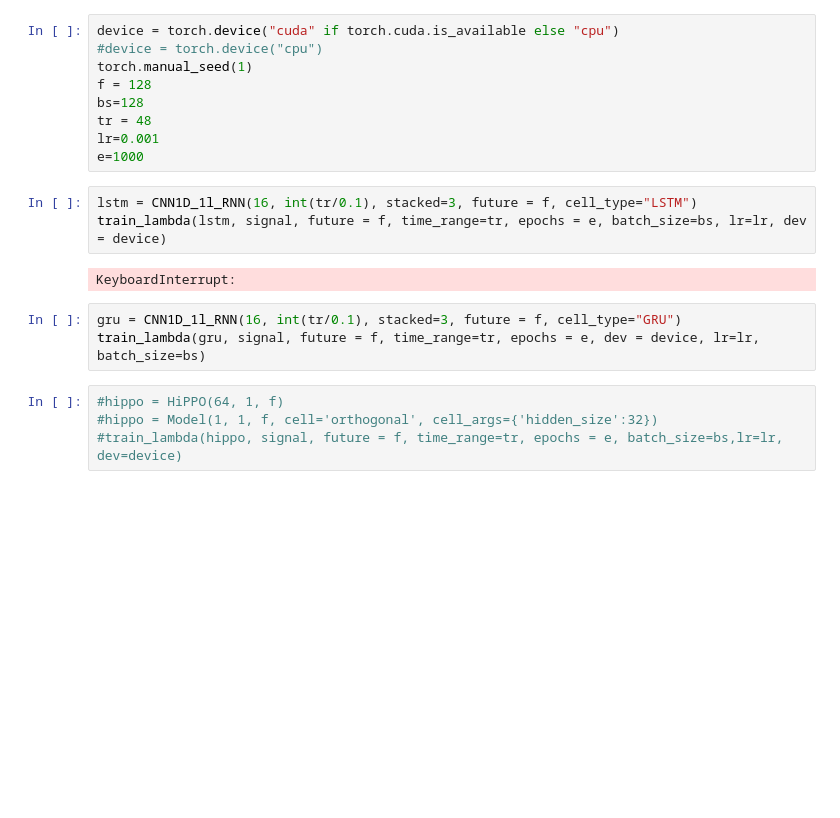
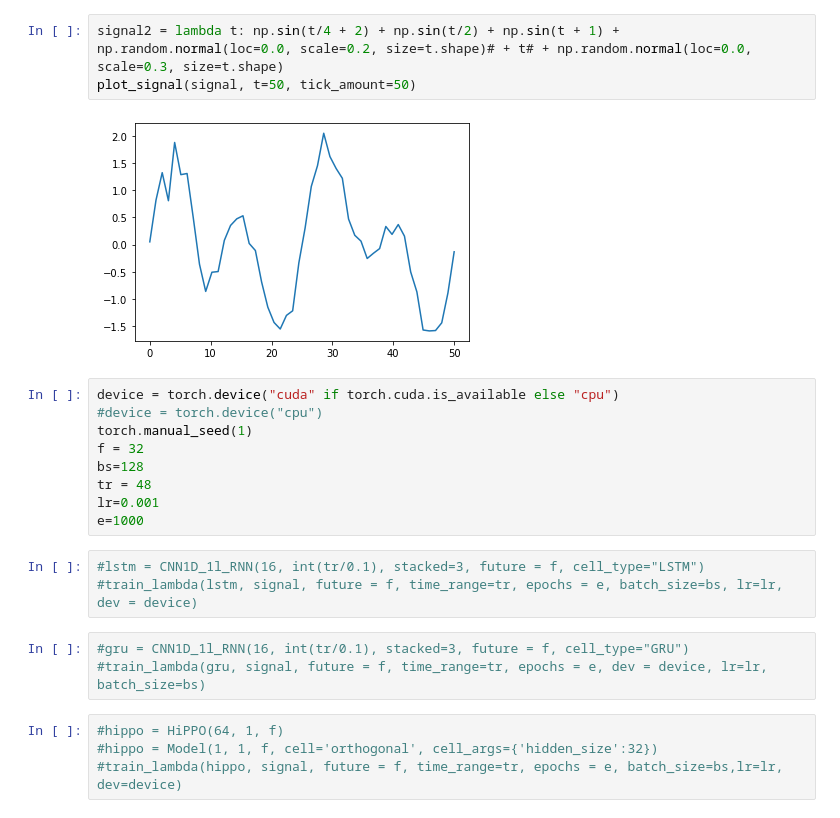
Before and after one commit to 0mp/mpds-orange, a Jupyter notebook: time-series-prediction/model-comparison.ipynb, the cells around one changed output. Saved outputs shown, nothing was run; the diff lists cells and outputs as text; blank space fills up the shorter version.

```diff
--- a/time-series-prediction/model-comparison.ipynb
+++ b/time-series-prediction/model-comparison.ipynb
@@ -28,20 +34,23 @@ plot_signal(signal)
+# %%
+signal2 = lambda t: np.sin(t/4 + 2) + np.sin(t/2) + np.sin(t + 1) + np.random.normal(loc=0.0, scale=0.2, size=t.shape)# + t# + np.random.normal(loc=0.0, scale=0.3, size=t.shape)
+plot_signal(signal, t=50, tick_amount=50)
+# %% [output]
+[figure, added]
 # %%
 device = torch.device("cuda" if torch.cuda.is_available else "cpu")
 #device = torch.device("cpu")
 torch.manual_seed(1)
-f = 128
+f = 32
 bs=128
 tr = 48
 lr=0.001
 e=1000
 # %%
-lstm = CNN1D_1l_RNN(16, int(tr/0.1), stacked=3, future = f, cell_type="LSTM")
-train_lambda(lstm, signal, future = f, time_range=tr, epochs = e, batch_size=bs, lr=lr, dev = device)
+#lstm = CNN1D_1l_RNN(16, int(tr/0.1), stacked=3, future = f, cell_type="LSTM")
+#train_lambda(lstm, signal, future = f, time_range=tr, epochs = e, batch_size=bs, lr=lr, dev = device)
-# %% [output]
-KeyboardInterrupt:
 # %%
-gru = CNN1D_1l_RNN(16, int(tr/0.1), stacked=3, future = f, cell_type="GRU")
-train_lambda(gru, signal, future = f, time_range=tr, epochs = e, dev = device, lr=lr, batch_size=bs)
+#gru = CNN1D_1l_RNN(16, int(tr/0.1), stacked=3, future = f, cell_type="GRU")
+#train_lambda(gru, signal, future = f, time_range=tr, epochs = e, dev = device, lr=lr, batch_size=bs)
 # %%
 #hippo = HiPPO(64, 1, f)
 #hippo = Model(1, 1, f, cell='orthogonal', cell_args={'hidden_size':32})
```
Also changed, not shown: parts of 9 cells of this notebook, 2 other files.
